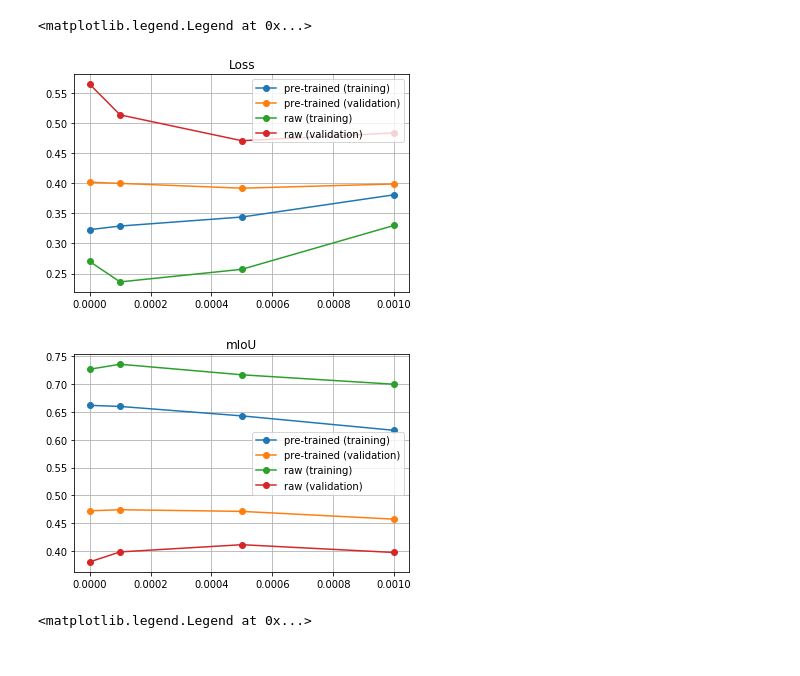
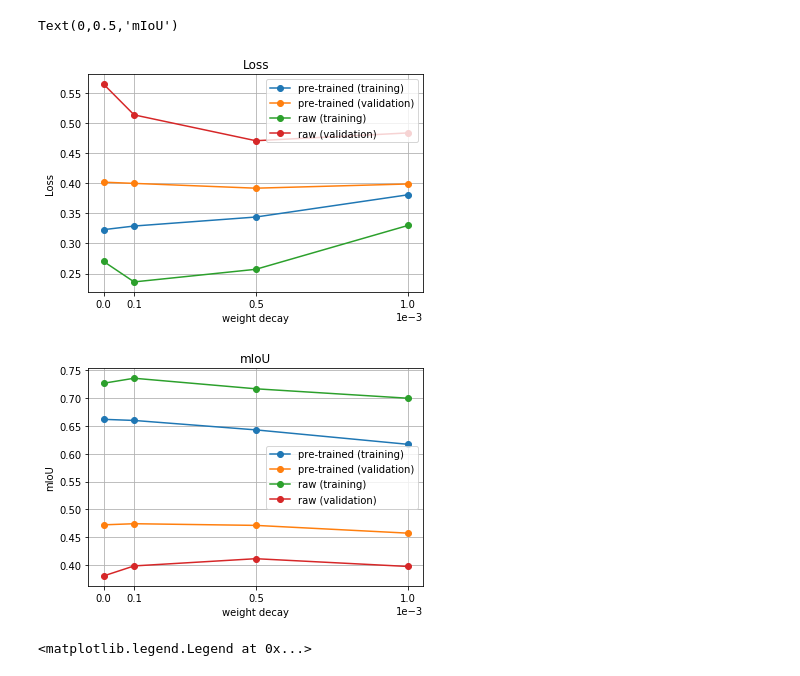
Before and after one commit to wenliangdai/msc-project, a Jupyter notebook: visualisation.ipynb, the cells around one changed output. Drawn from its saved outputs; the diff is of its cells as text; code cells hidden in the pictures.

```diff
--- a/visualisation.ipynb
+++ b/visualisation.ipynb
@@ -177,6 +177,9 @@ higher mIoU: training = [0.72735786], val = [0.39814785]
 # %%
-x = [0,0.0001,0.0005,0.001]
+x = np.array([0,1,5,10])
+x = x * 1e-4
 plt.figure()
+plt.ticklabel_format(style='sci', axis='x', scilimits=(0,0))
+plt.xticks(x)
 plt.grid()
 plt.title('Loss')
 plt.plot(
@@ -204,40 +207,45 @@ plt.plot(
     label='raw (validation)'
 )
 plt.legend()
-
+plt.xlabel('weight decay')
+plt.ylabel('Loss')
 
 plt.figure()
+plt.ticklabel_format(style='sci', axis='x', scilimits=(0,0))
+plt.xticks(x)
 plt.grid()
 plt.title('mIoU')
 plt.plot(
     x,
     [0.662,0.66,0.643,0.617],
     'o-',
     label='pre-trained (training)'
 )
 plt.plot(
     x,
     [0.472,0.474,0.471,0.457],
     'o-',
     label='pre-trained (validation)'
 )
 plt.plot(
     x,
     [0.727,0.736,0.717,0.7],
     'o-',
     label='raw (training)'
 )
 plt.plot(
     x,
     [0.38,0.398,0.411,0.397],
     'o-',
     label='raw (validation)'
 )
 plt.legend()
+plt.xlabel('weight decay')
+plt.ylabel('mIoU')
 # %% [output]
-<matplotlib.legend.Legend at 0x...>
+Text(0,0.5,'mIoU')
-[figure, old version]
+[figure, new version]
-[figure, old version]
+[figure, new version]
 # %%
 # MULTI_PRETRAINED.o5271737 MULTI.o5271397
 lines = open(os.path.join('/Users/wenliang/Documents/Codes/sunets-reproduce/MULTI.o5271397')).readlines()
```
Also changed, not shown: parts of 2 cells of this notebook, 1 other file.
